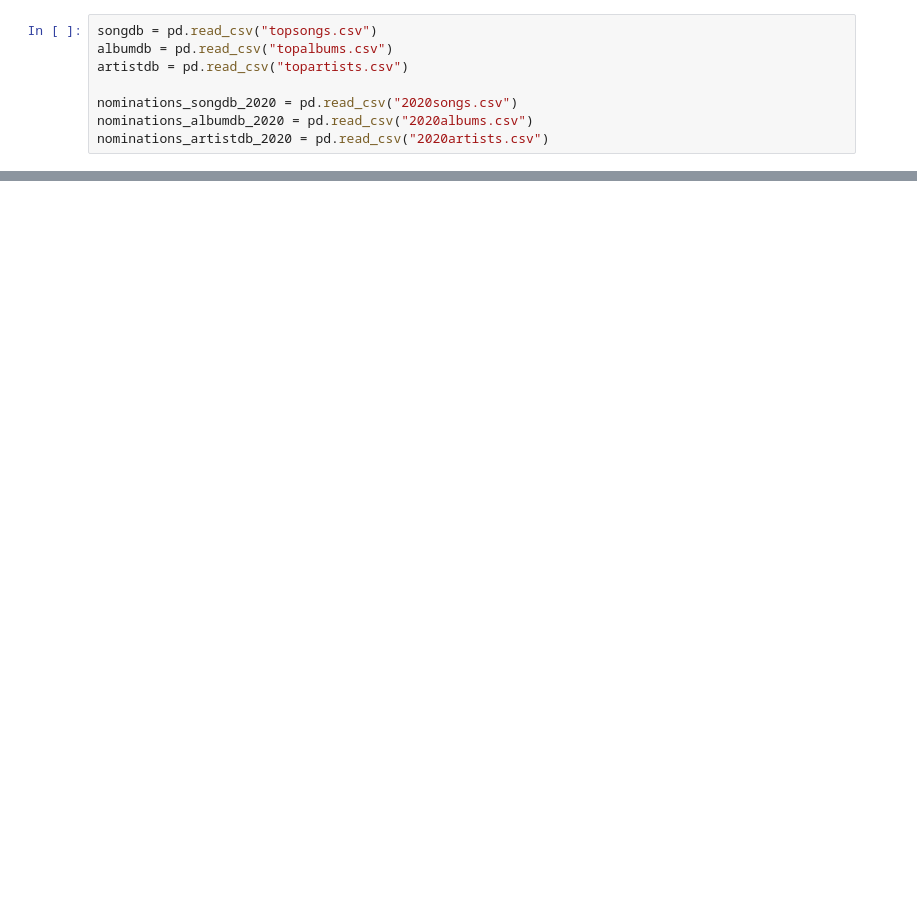
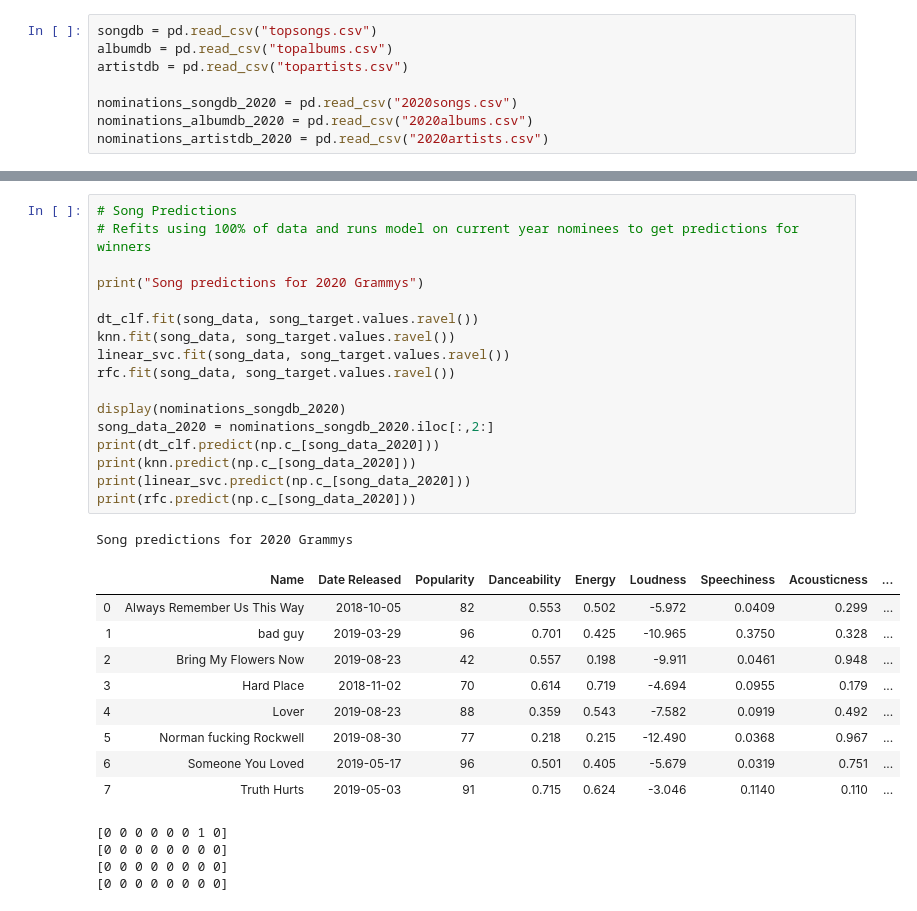
Before and after one commit to rwang99/grammy_predictions_2019, a Jupyter notebook: analysis.ipynb, the cells around one changed output, grey strips where cells are left out. Drawn from its saved outputs; the diff is of its cells as text; blank space fills up the shorter version.

```diff
--- a/analysis.ipynb
+++ b/analysis.ipynb
@@ -140 +126,33 @@ print(rfc.predict(np.c_[song_data_2020]))
+# %%
+# Song Predictions
+# Refits using 100% of data and runs model on current year nominees to get predictions for winners
+
+print("Song predictions for 2020 Grammys")
+
+dt_clf.fit(song_data, song_target.values.ravel())
+knn.fit(song_data, song_target.values.ravel())
+linear_svc.fit(song_data, song_target.values.ravel())
+rfc.fit(song_data, song_target.values.ravel())
+
+display(nominations_songdb_2020)
+song_data_2020 = nominations_songdb_2020.iloc[:,2:]
+print(dt_clf.predict(np.c_[song_data_2020]))
+print(knn.predict(np.c_[song_data_2020]))
+print(linear_svc.predict(np.c_[song_data_2020]))
+print(rfc.predict(np.c_[song_data_2020]))
+# %% [output]
+Song predictions for 2020 Grammys
+|  | Name | Date Released | Popularity | Danceability | Energy | Loudness | Speechiness | Acousticness | ... |
+| 0 | Always Remember Us This Way | 2018-10-05 | 82 | 0.553 | 0.502 | -5.972 | 0.0409 | 0.299 | ... |
+| 1 | bad guy | 2019-03-29 | 96 | 0.701 | 0.425 | -10.965 | 0.3750 | 0.328 | ... |
+| 2 | Bring My Flowers Now | 2019-08-23 | 42 | 0.557 | 0.198 | -9.911 | 0.0461 | 0.948 | ... |
+| 3 | Hard Place | 2018-11-02 | 70 | 0.614 | 0.719 | -4.694 | 0.0955 | 0.179 | ... |
+| 4 | Lover | 2019-08-23 | 88 | 0.359 | 0.543 | -7.582 | 0.0919 | 0.492 | ... |
+| 5 | Norman fucking Rockwell | 2019-08-30 | 77 | 0.218 | 0.215 | -12.490 | 0.0368 | 0.967 | ... |
+| 6 | Someone You Loved | 2019-05-17 | 96 | 0.501 | 0.405 | -5.679 | 0.0319 | 0.751 | ... |
+| 7 | Truth Hurts | 2019-05-03 | 91 | 0.715 | 0.624 | -3.046 | 0.1140 | 0.110 | ... |
+[0 0 0 0 0 0 1 0]
+[0 0 0 0 0 0 0 0]
+[0 0 0 0 0 0 0 0]
+[0 0 0 0 0 0 0 0]
 # %%
```
Also changed, not shown: parts of 10 cells of this notebook.
